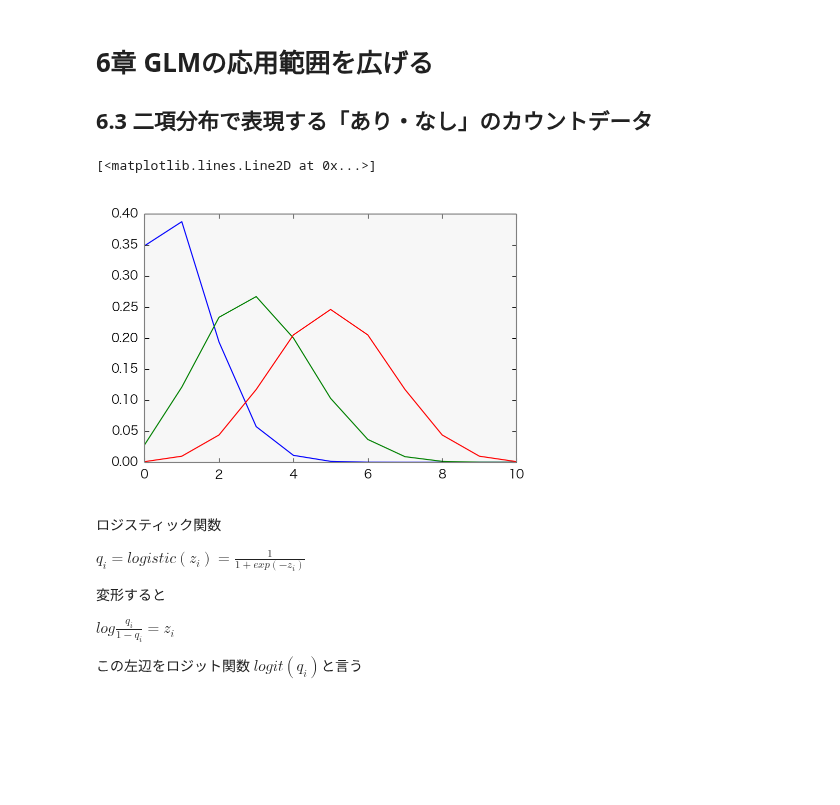
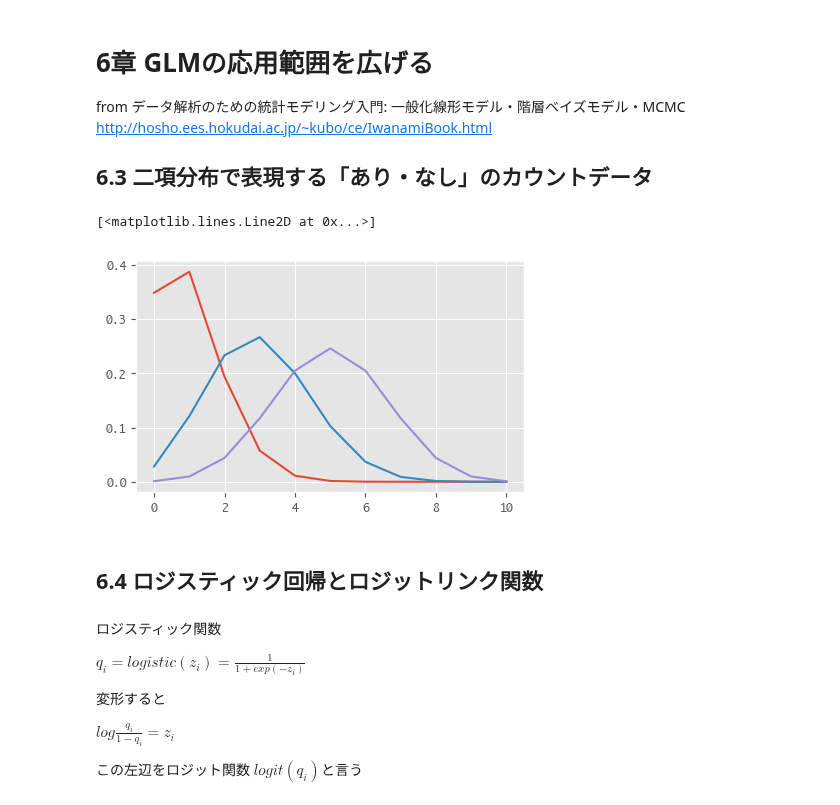
Before and after one commit to hagino3000/notebooks, a Jupyter notebook: modelingbook/Chap 6.ipynb, the cells around one changed output. Saved outputs shown, nothing was run; the diff lists cells and outputs as text; code cells hidden in the pictures; blank space fills up the shorter version.

Commit message:
Update modeling book memo

```diff
--- a/modelingbook/Chap 6.ipynb
+++ b/modelingbook/Chap 6.ipynb
@@ -1,6 +1,10 @@
 # %% [markdown]
 # 6章 GLMの応用範囲を広げる
 
+from データ解析のための統計モデリング入門: 一般化線形モデル・階層ベイズモデル・MCMC
+http://hosho.ees.hokudai.ac.jp/~kubo/ce/IwanamiBook.html
+
+
 ## 6.3 二項分布で表現する「あり・なし」のカウントデータ
 # %%
 import scipy.misc
@@ -12,11 +16,15 @@ def calc_binomial(N, q):
         ret.append(comb * (q**y)*((1-q)**(N-y)))
     return ret
 # %%
+# 二項分布のプロット
+fig = plt.figure(figsize=(5, 3))
 plt.plot(calc_binomial(10, 0.1))
 plt.plot(calc_binomial(10, 0.3))
 plt.plot(calc_binomial(10, 0.5))
 # %% [output]
 [<matplotlib.lines.Line2D at 0x...>]
-[figure, old version]
+[figure, new version]
+# %% [markdown]
+## 6.4 ロジスティック回帰とロジットリンク関数
 # %%
 def logistic(z):
```
Also changed, not shown: parts of 28 cells of this notebook, 3 other files.
